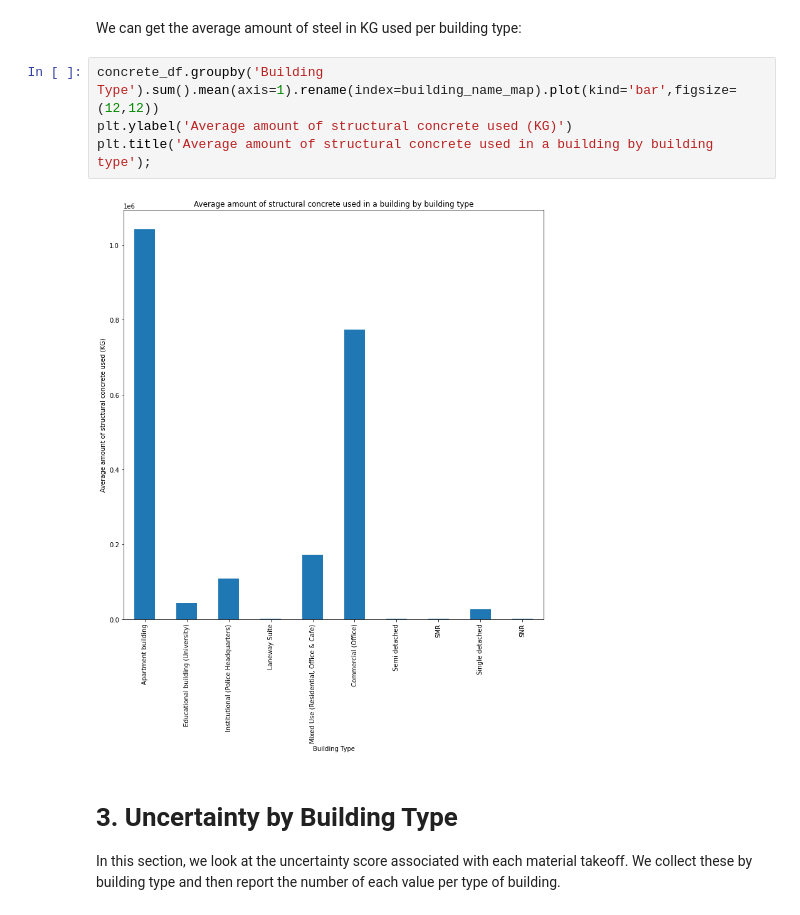
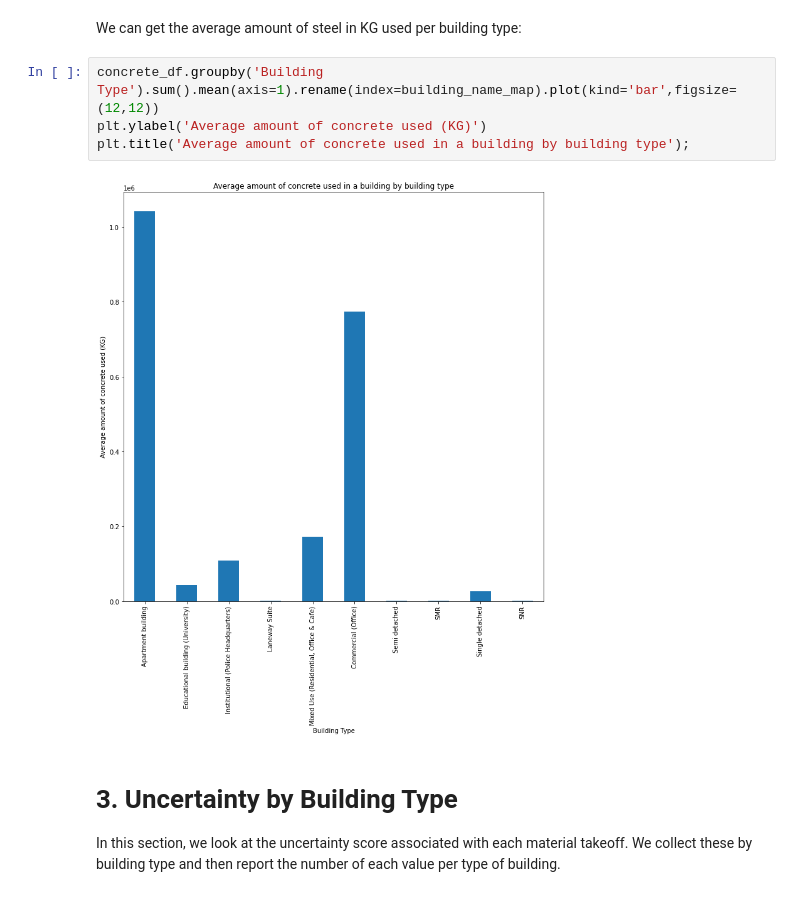
Before and after one commit to alexwolson/A-Construction-Classification-System-Database-for-Understanding-Resource-Use-in-Buildings, a Jupyter notebook: Sample Code/Sample.ipynb, the cells around one changed output. Cells and saved outputs as stored; diff of their text form.

```diff
--- a/Sample Code/Sample.ipynb
+++ b/Sample Code/Sample.ipynb
@@ -314,10 +314,10 @@ concrete_df.groupby('Construction Date').mean()
 We can get the average amount of steel in KG used per building type:
 # %%
 concrete_df.groupby('Building Type').sum().mean(axis=1).rename(index=building_name_map).plot(kind='bar',figsize=(12,12))
-plt.ylabel('Average amount of structural concrete used (KG)')
-plt.title('Average amount of structural concrete used in a building by building type');
+plt.ylabel('Average amount of concrete used (KG)')
+plt.title('Average amount of concrete used in a building by building type');
 # %% [output]
-[figure, old version]
+[figure, new version]
 # %% [markdown]
 # 3. Uncertainty by Building Type
 
```
Also changed, not shown: parts of 3 cells of this notebook, 3 other files.
